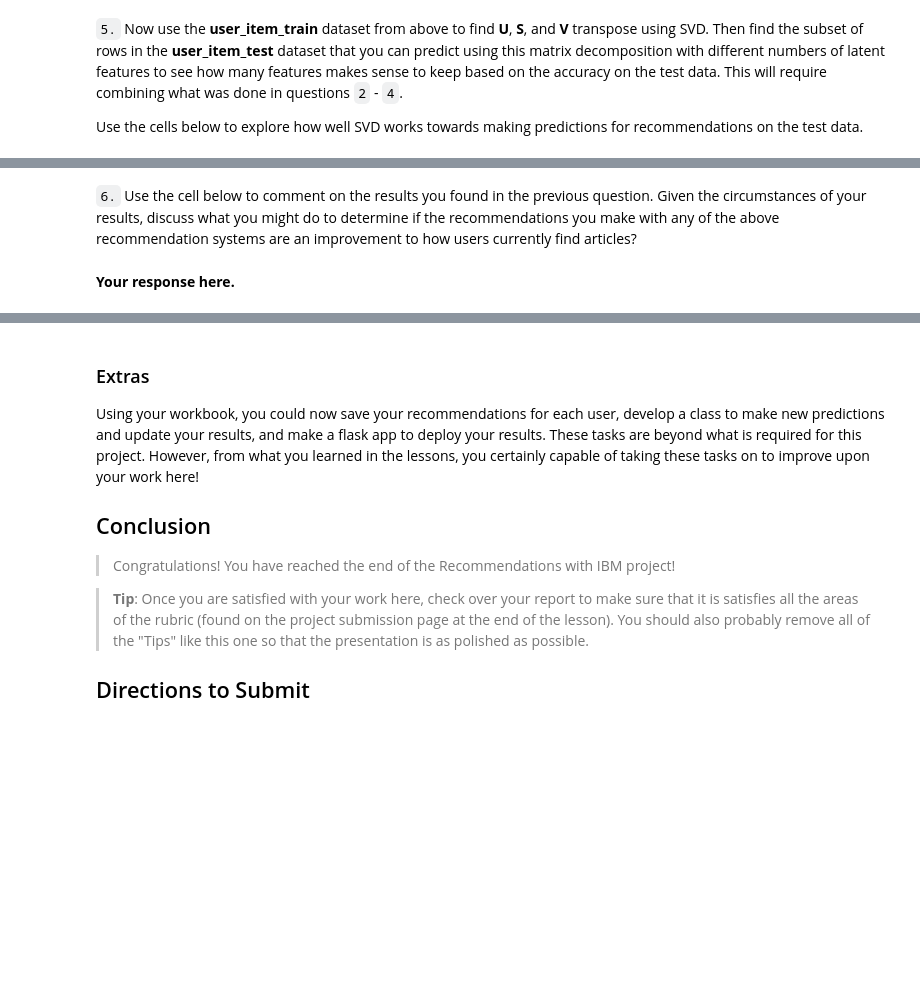
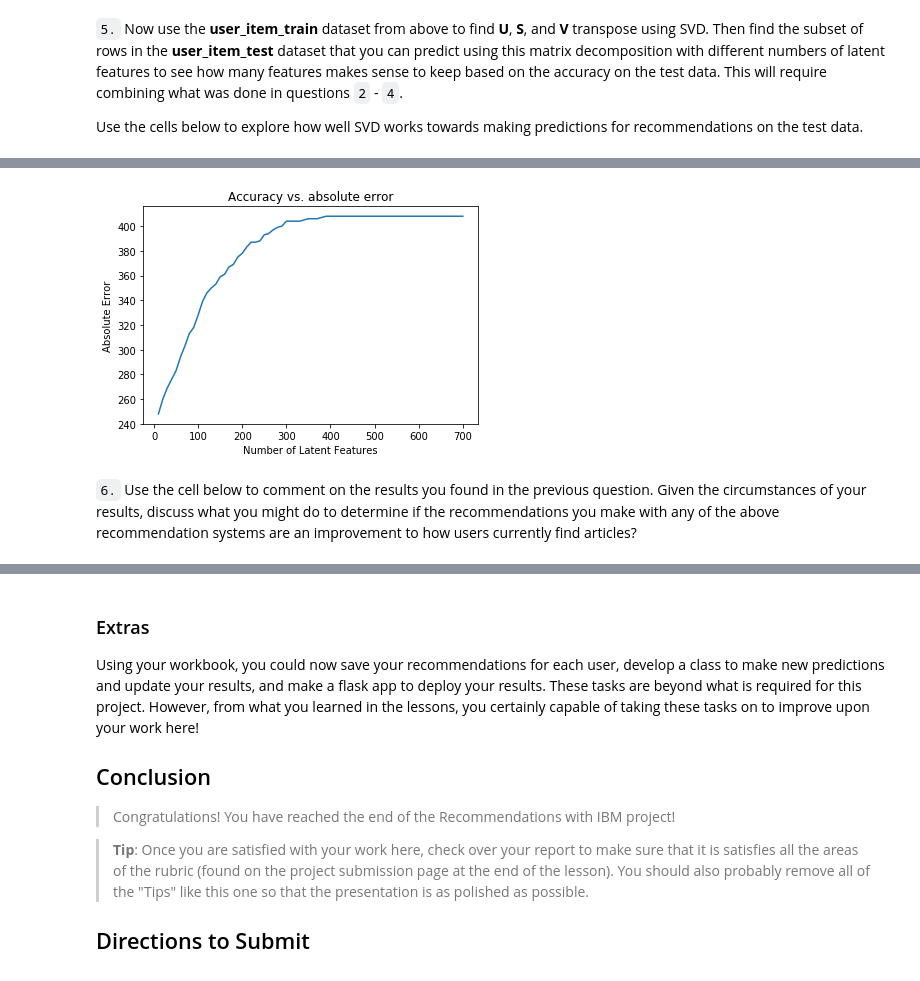
Before and after one commit to pedro-hf/recommendations_IBM, a Jupyter notebook: Recommendations_with_IBM.ipynb, the cells around one changed output, grey strips where cells are left out. Cells and saved outputs as stored; diff of their text form; code cells hidden in the pictures; blank space fills up the shorter version.

```diff
--- a/Recommendations_with_IBM.ipynb
+++ b/Recommendations_with_IBM.ipynb
@@ -688,4 +999,27 @@ u_train, s_train, vt_train = # fit svd similar to above then use the cells below
+# %%
+num_latent_feats = np.arange(10,700+10,10)
+sum_errs = []
+user_item_test_subset = user_item_test.loc[users_we_can_predict, art_we_can_predict]
+for k in num_latent_feats:
+    # restructure with k latent features
+    s_new, u_new, vt_new = np.diag(s_train[:k]), u_train[:, :k], vt_train[:k, :]
+
+    # take dot product
+    user_item_pred = np.around(np.dot(np.dot(u_new, s_new), vt_new))
+
+    # compute error for each prediction to actual value
+    diffs = np.subtract(user_item_test_subset, user_item_pred)
+
+    # total errors and keep track of them
+    err = np.sum(np.sum(np.abs(diffs)))
+    sum_errs.append(err)
+
+
+plt.plot(num_latent_feats, sum_errs);
+plt.xlabel('Number of Latent Features');
+plt.ylabel('Absolute Error');
+plt.title('Accuracy vs. absolute error');
+# %% [output]
+[figure, added]
 # %% [markdown]
 `6.` Use the cell below to comment on the results you found in the previous question. Given the circumstances of your results, discuss what you might do to determine if the recommendations you make with any of the above recommendation systems are an improvement to how users currently find articles?
-# %% [markdown]
-**Your response here.**
```
Also changed, not shown: parts of 47 cells of this notebook, 2 other files.
